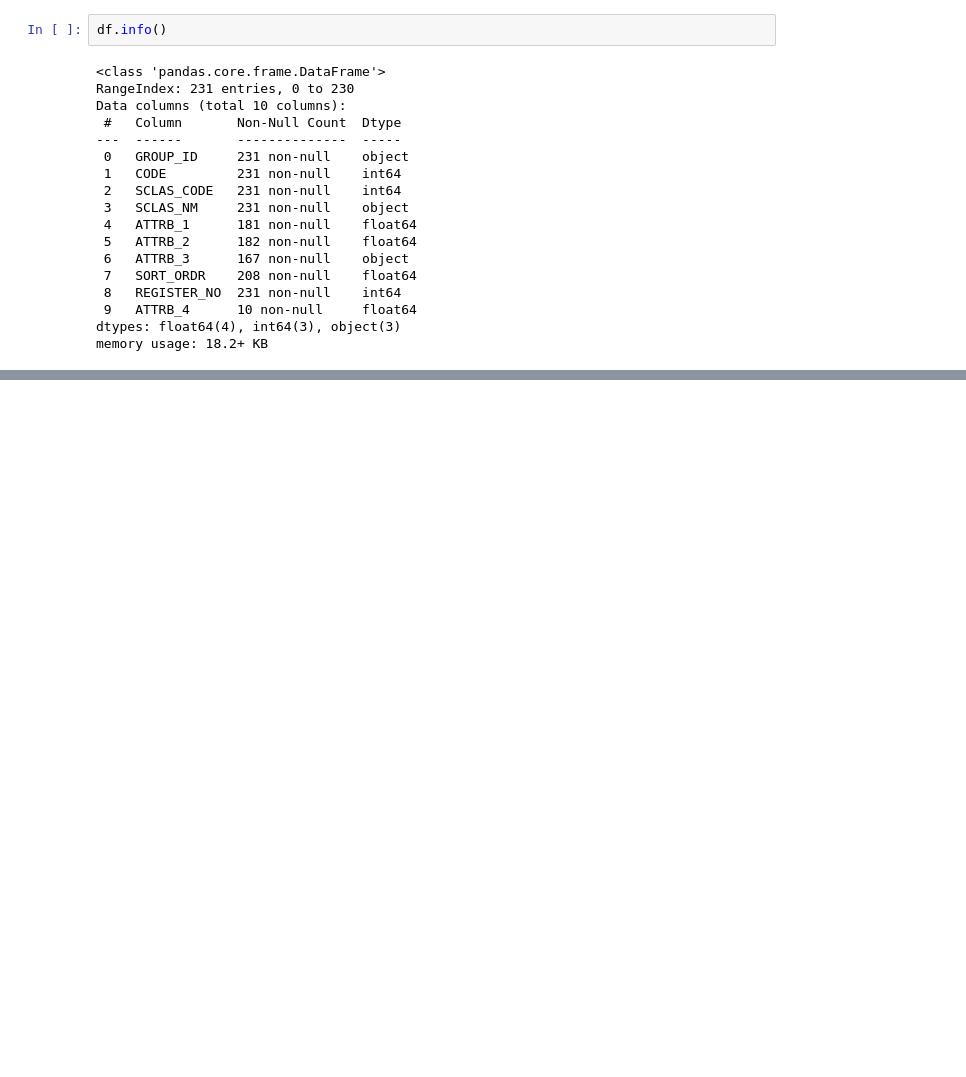
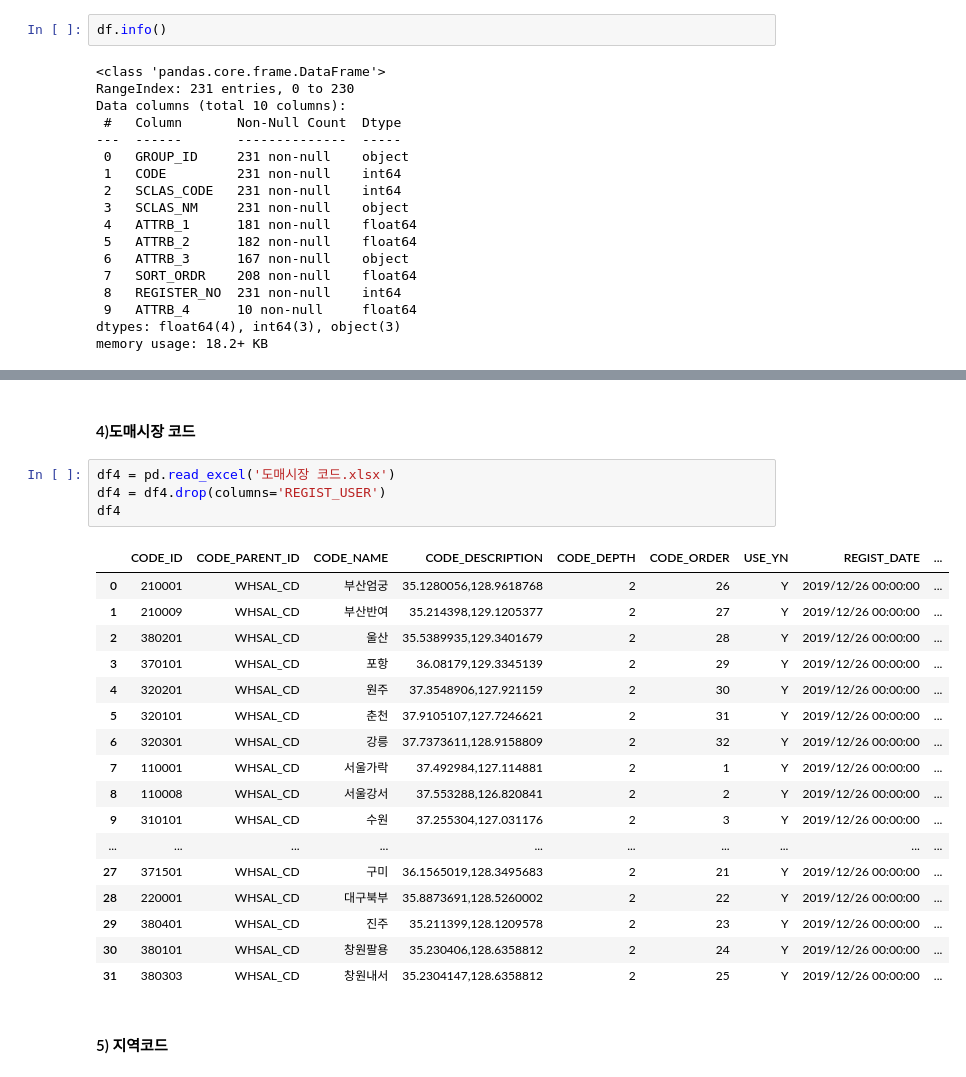
Before and after one commit to leenago/Projects, a Jupyter notebook: Agrifood/Agrifood_데이터확인하기.ipynb, the cells around one changed output, grey strips where cells are left out. Drawn from its saved outputs; the diff is of its cells as text; blank space fills up the shorter version.

```diff
--- a/Agrifood/Agrifood_데이터확인하기.ipynb
+++ b/Agrifood/Agrifood_데이터확인하기.ipynb
@@ -451,0 +603,26 @@ memory usage: 18.2+ KB
+# %% [markdown]
+#### 4)도매시장 코드
+# %%
+df4 = pd.read_excel('도매시장 코드.xlsx')
+df4 = df4.drop(columns='REGIST_USER')
+df4
+# %% [output]
+|  | CODE_ID | CODE_PARENT_ID | CODE_NAME | CODE_DESCRIPTION | CODE_DEPTH | CODE_ORDER | USE_YN | REGIST_DATE | ... |
+| 0 | 210001 | WHSAL_CD | 부산엄궁 | 35.1280056,128.9618768 | 2 | 26 | Y | 2019/12/26 00:00:00 | ... |
+| 1 | 210009 | WHSAL_CD | 부산반여 | 35.214398,129.1205377 | 2 | 27 | Y | 2019/12/26 00:00:00 | ... |
+| 2 | 380201 | WHSAL_CD | 울산 | 35.5389935,129.3401679 | 2 | 28 | Y | 2019/12/26 00:00:00 | ... |
+| 3 | 370101 | WHSAL_CD | 포항 | 36.08179,129.3345139 | 2 | 29 | Y | 2019/12/26 00:00:00 | ... |
+| 4 | 320201 | WHSAL_CD | 원주 | 37.3548906,127.921159 | 2 | 30 | Y | 2019/12/26 00:00:00 | ... |
+| 5 | 320101 | WHSAL_CD | 춘천 | 37.9105107,127.7246621 | 2 | 31 | Y | 2019/12/26 00:00:00 | ... |
+| 6 | 320301 | WHSAL_CD | 강릉 | 37.7373611,128.9158809 | 2 | 32 | Y | 2019/12/26 00:00:00 | ... |
+| 7 | 110001 | WHSAL_CD | 서울가락 | 37.492984,127.114881 | 2 | 1 | Y | 2019/12/26 00:00:00 | ... |
+| 8 | 110008 | WHSAL_CD | 서울강서 | 37.553288,126.820841 | 2 | 2 | Y | 2019/12/26 00:00:00 | ... |
+| 9 | 310101 | WHSAL_CD | 수원 | 37.255304,127.031176 | 2 | 3 | Y | 2019/12/26 00:00:00 | ... |
+| ... | ... | ... | ... | ... | ... | ... | ... | ... | ... |
+| 27 | 371501 | WHSAL_CD | 구미 | 36.1565019,128.3495683 | 2 | 21 | Y | 2019/12/26 00:00:00 | ... |
+| 28 | 220001 | WHSAL_CD | 대구북부 | 35.8873691,128.5260002 | 2 | 22 | Y | 2019/12/26 00:00:00 | ... |
+| 29 | 380401 | WHSAL_CD | 진주 | 35.211399,128.1209578 | 2 | 23 | Y | 2019/12/26 00:00:00 | ... |
+| 30 | 380101 | WHSAL_CD | 창원팔용 | 35.230406,128.6358812 | 2 | 24 | Y | 2019/12/26 00:00:00 | ... |
+| 31 | 380303 | WHSAL_CD | 창원내서 | 35.2304147,128.6358812 | 2 | 25 | Y | 2019/12/26 00:00:00 | ... |
+# %% [markdown]
+#### 5) 지역코드
```
Also changed, not shown: parts of 52 cells of this notebook.
